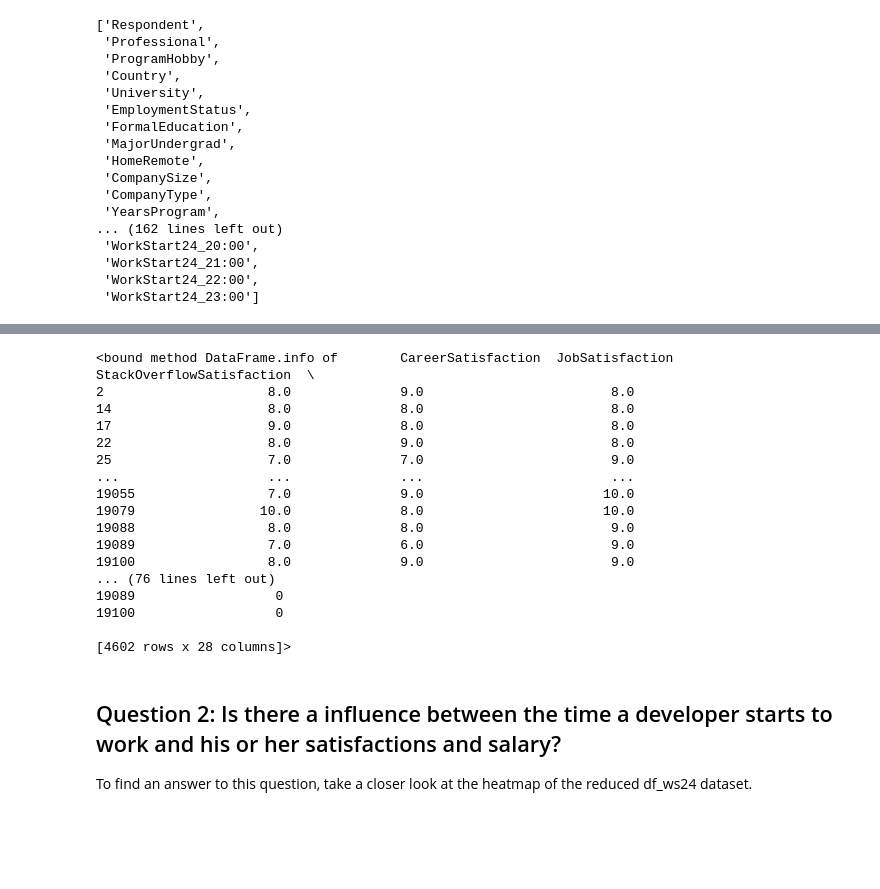
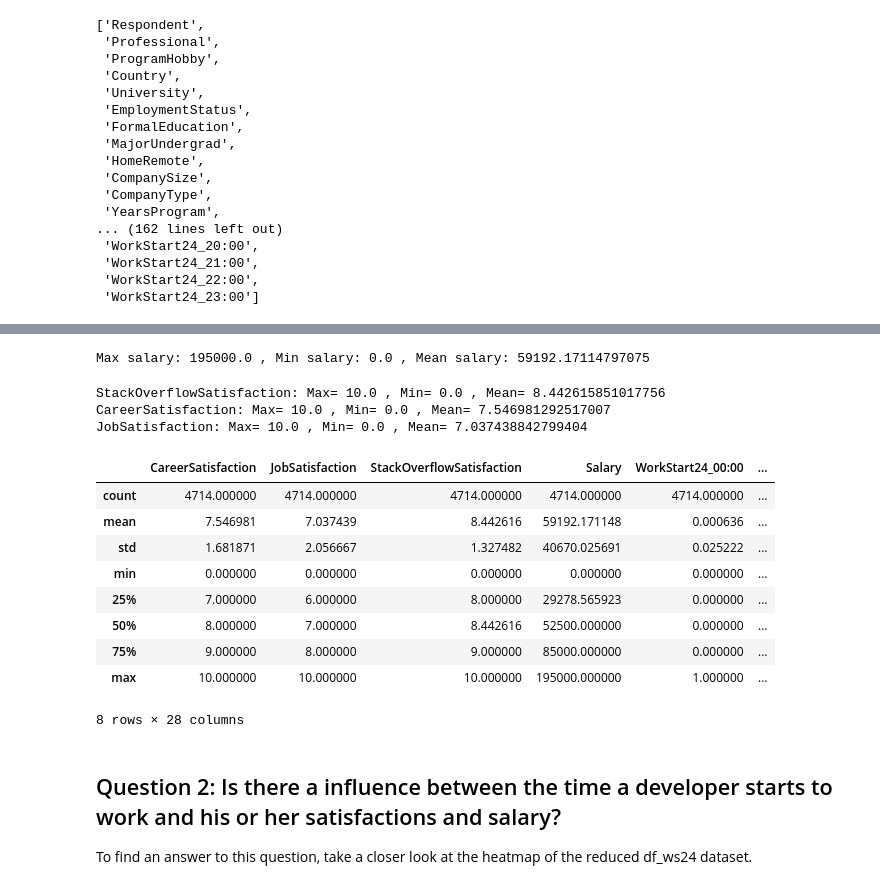
Before and after one commit to sschuhmi/blogpost, a Jupyter notebook: BlogPost.ipynb, the cells around one changed output, grey strips where cells are left out. Saved outputs shown, nothing was run; the diff lists cells and outputs as text; code cells hidden in the pictures; blank space fills up the shorter version.

```diff
--- a/BlogPost.ipynb
+++ b/BlogPost.ipynb
@@ -473 +498,5 @@ df_ws24 = df.drop(columns=['Respondent',
+# %%
+print('Max salary:',df_ws24['Salary'].max(),', Min salary:',df_ws24['Salary'].min(),', Mean salary:',df_ws24['Salary'].mean())
+# %% [output]
+Max salary: 195000.0 , Min salary: 0.0 , Mean salary: 59192.17114797075
 # %%
@@ -475,0 +505,8 @@ df_ws24 = df_ws24.dropna(subset=['StackOverflowSatisfaction','CareerSatisfaction
+# %%
+print('StackOverflowSatisfaction: Max=',df_ws24['StackOverflowSatisfaction'].max(),', Min=',df_ws24['StackOverflowSatisfaction'].min(),', Mean=',df_ws24['StackOverflowSatisfaction'].mean())
+print('CareerSatisfaction: Max=',df_ws24['CareerSatisfaction'].max(),', Min=',df_ws24['CareerSatisfaction'].min(),', Mean=',df_ws24['CareerSatisfaction'].mean())
+print('JobSatisfaction: Max=',df_ws24['JobSatisfaction'].max(),', Min=',df_ws24['JobSatisfaction'].min(),', Mean=',df_ws24['JobSatisfaction'].mean())
+# %% [output]
+StackOverflowSatisfaction: Max= 10.0 , Min= 0.0 , Mean= 8.442615851017756
+CareerSatisfaction: Max= 10.0 , Min= 0.0 , Mean= 7.546981292517007
+JobSatisfaction: Max= 10.0 , Min= 0.0 , Mean= 7.037438842799404
@@ -476,24 +518,17 @@ df_ws24 = df_ws24.dropna(subset=['StackOverflowSatisfaction','CareerSatisfaction
 # %%
 # Show info of reduced df_ws24 dataset:
-df_ws24.info
+df_ws24.describe()
 # %% [output]
+|  | CareerSatisfaction | JobSatisfaction | StackOverflowSatisfaction | Salary | WorkStart24_00:00 | ... |
+| count | 4714.000000 | 4714.000000 | 4714.000000 | 4714.000000 | 4714.000000 | ... |
+| mean | 7.546981 | 7.037439 | 8.442616 | 59192.171148 | 0.000636 | ... |
+| std | 1.681871 | 2.056667 | 1.327482 | 40670.025691 | 0.025222 | ... |
+| min | 0.000000 | 0.000000 | 0.000000 | 0.000000 | 0.000000 | ... |
+| 25% | 7.000000 | 6.000000 | 8.000000 | 29278.565923 | 0.000000 | ... |
+| 50% | 8.000000 | 7.000000 | 8.442616 | 52500.000000 | 0.000000 | ... |
+| 75% | 9.000000 | 8.000000 | 9.000000 | 85000.000000 | 0.000000 | ... |
+| max | 10.000000 | 10.000000 | 10.000000 | 195000.000000 | 1.000000 | ... |
-<bound method DataFrame.info of        CareerSatisfaction  JobSatisfaction  StackOverflowSatisfaction  \
-2                     8.0              9.0                        8.0
-14                    8.0              8.0                        8.0
-17                    9.0              8.0                        8.0
-22                    8.0              9.0                        8.0
-25                    7.0              7.0                        9.0
-...                   ...              ...                        ...
-19055                 7.0              9.0                       10.0
-19079                10.0              8.0                       10.0
-19088                 8.0              8.0                        9.0
-19089                 7.0              6.0                        9.0
-19100                 8.0              9.0                        9.0
-... (76 lines left out)
-19089                  0
-19100                  0
-
-[4602 rows x 28 columns]>
+8 rows × 28 columns
 # %% [markdown]
 ## Question 2: Is there a influence between the time a developer starts to work and his or her satisfactions and salary?
 
```
Also changed, not shown: parts of 11 cells of this notebook, 2 other files.
